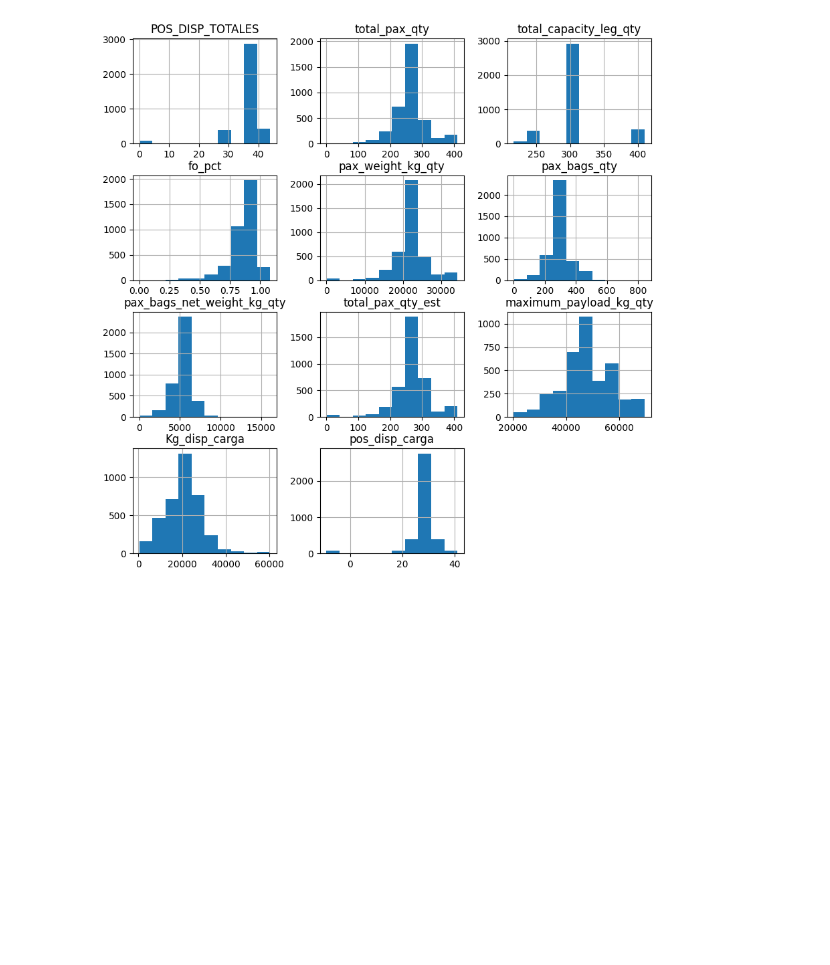
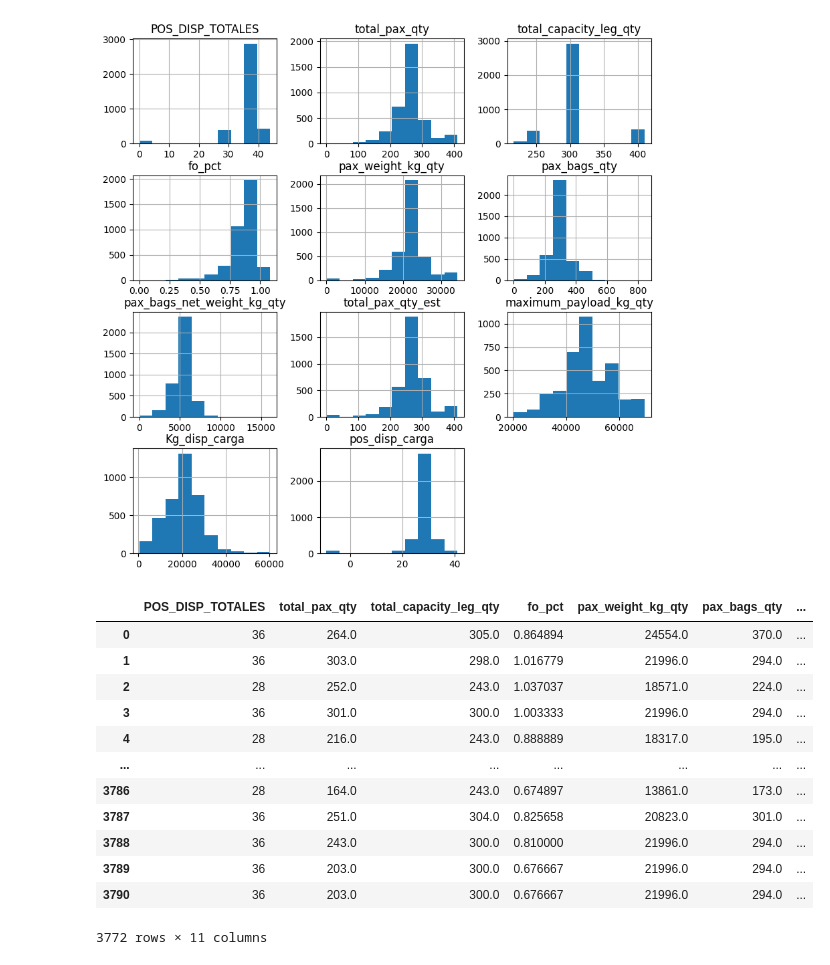
Before and after one commit to Felipepa9/MADSI, a Jupyter notebook: ENTREGA_3_||_CIENCIA_DE_DATOS.ipynb, the cells around one changed output. Cells and saved outputs as stored; diff of their text form; code cells hidden in the pictures; blank space fills up the shorter version.

```diff
--- a/ENTREGA_3_||_CIENCIA_DE_DATOS.ipynb
+++ b/ENTREGA_3_||_CIENCIA_DE_DATOS.ipynb
@@ -184,4 +184,20 @@ plt.show()
 # %%
 data_clean_kg_carga = data
 
 data_clean_pos_carga = data
+
+data_clean_kg_carga
+# %% [output]
+|  | POS_DISP_TOTALES | total_pax_qty | total_capacity_leg_qty | fo_pct | pax_weight_kg_qty | pax_bags_qty | ... |
+| 0 | 36 | 264.0 | 305.0 | 0.864894 | 24554.0 | 370.0 | ... |
+| 1 | 36 | 303.0 | 298.0 | 1.016779 | 21996.0 | 294.0 | ... |
+| 2 | 28 | 252.0 | 243.0 | 1.037037 | 18571.0 | 224.0 | ... |
+| 3 | 36 | 301.0 | 300.0 | 1.003333 | 21996.0 | 294.0 | ... |
+| 4 | 28 | 216.0 | 243.0 | 0.888889 | 18317.0 | 195.0 | ... |
+| ... | ... | ... | ... | ... | ... | ... | ... |
+| 3786 | 28 | 164.0 | 243.0 | 0.674897 | 13861.0 | 173.0 | ... |
+| 3787 | 36 | 251.0 | 304.0 | 0.825658 | 20823.0 | 301.0 | ... |
+| 3788 | 36 | 243.0 | 300.0 | 0.810000 | 21996.0 | 294.0 | ... |
+| 3789 | 36 | 203.0 | 300.0 | 0.676667 | 21996.0 | 294.0 | ... |
+| 3790 | 36 | 203.0 | 300.0 | 0.676667 | 21996.0 | 294.0 | ... |
+3772 rows × 11 columns
```
Also changed, not shown: parts of 6 cells of this notebook.
